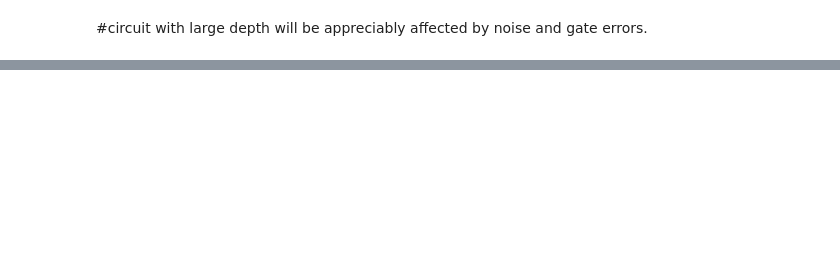
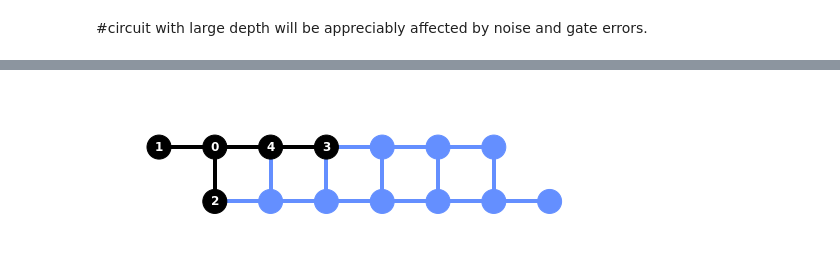
Before and after one commit to shashanka300/QC-practice, a Jupyter notebook: practice/transpiler_basicgates_decompose.ipynb, the cells around one changed output, grey strips where cells are left out. Cells and saved outputs as stored; diff of their text form; code cells hidden in the pictures; blank space fills up the shorter version.

```diff
--- a/practice/transpiler_basicgates_decompose.ipynb
+++ b/practice/transpiler_basicgates_decompose.ipynb
@@ -69,0 +88,6 @@ print(qc.depth(), ',', qc_basis.depth())# no of parallel operations
+# %%
+backend= provider.get_backend('ibmq_16_melbourne')
+new_circ=transpile(ghz,backend=backend,optimization_level=3)
+plot_circuit_layout(new_circ,backend)
+# %% [output]
+[figure, added]
```
Also changed, not shown: parts of 13 cells of this notebook.
